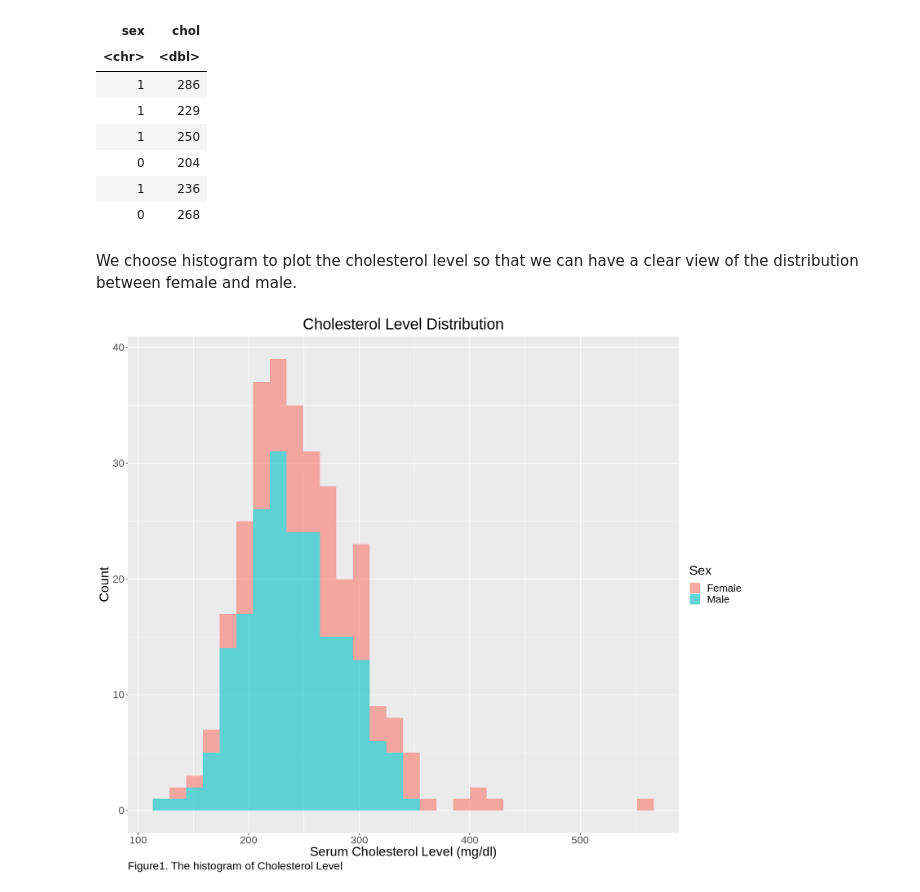
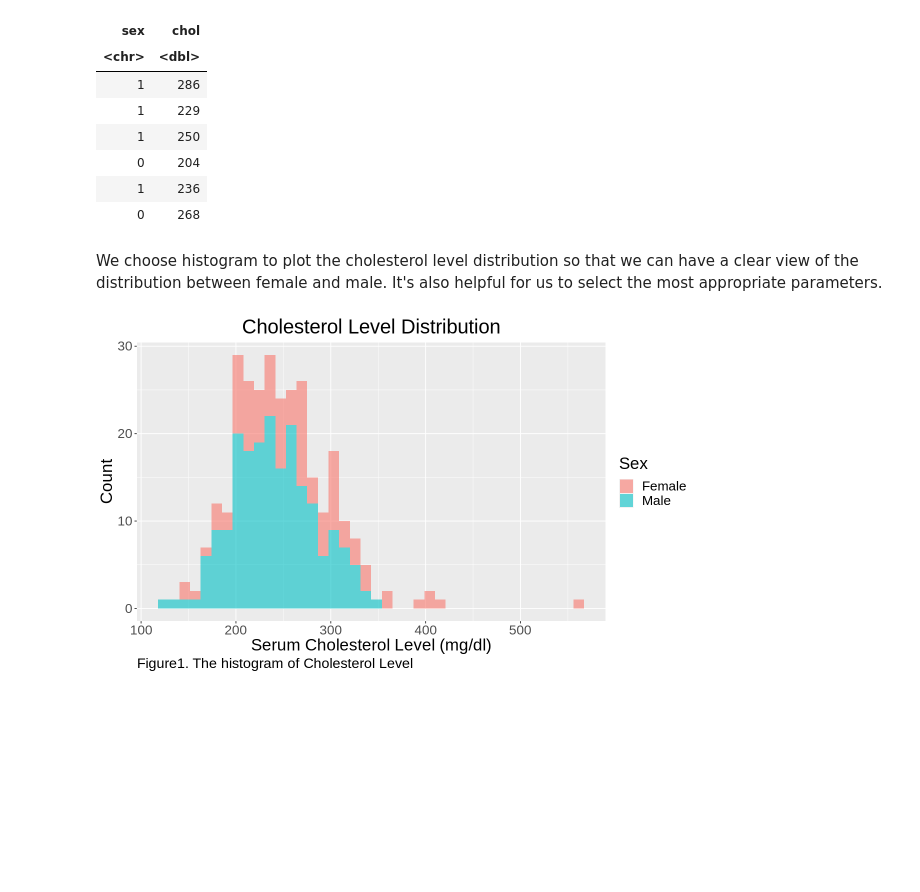
Before and after one commit to kzhang0113/STAT-201-Group-10-Project-, a Jupyter notebook: Project Proposal.ipynb, the cells around one changed output. Drawn from its saved outputs; the diff is of its cells as text; code cells hidden in the pictures; blank space fills up the shorter version.

```diff
--- a/Project Proposal.ipynb
+++ b/Project Proposal.ipynb
@@ -93,22 +93,25 @@ A tibble: 6 × 2
 | 1 | 236 |
 | 0 | 268 |
 # %% [markdown]
-We choose histogram to plot the cholesterol level so that we can have a clear view of the distribution between female and male.
+We choose histogram to plot the cholesterol level distribution so that we can have a clear view of the distribution between female and male. It's also helpful for us to select the most appropriate parameters.
 # %%
-options(repr.plot.width = 14, repr.plot.height = 12)
+# set the plot size
+options(repr.plot.width = 10, repr.plot.height = 6)
+
+# create the histogram
 chol_hist <- chol_sex %>%
     ggplot(aes(x = chol, fill = sex)) +
-    geom_histogram(bins=30, alpha = 0.6) +
+    geom_histogram(bins=40, alpha = 0.6) +
     labs(x = "Serum Cholesterol Level (mg/dl)",
          y = "Count",
          fill = "Sex",
          title = "Cholesterol Level Distribution",
          caption = "Figure1. The histogram of Cholesterol Level") +
     theme(text = element_text(size = 20),
           plot.caption = element_text(size = 17, hjust = 0),
           plot.title = element_text(hjust = 0.5)) +
     scale_fill_discrete(labels = c("Female", "Male"))
 
 chol_hist
 # %% [output]
-[figure, old version]
+[figure, new version]
```
Also changed, not shown: parts of 6 cells of this notebook.
